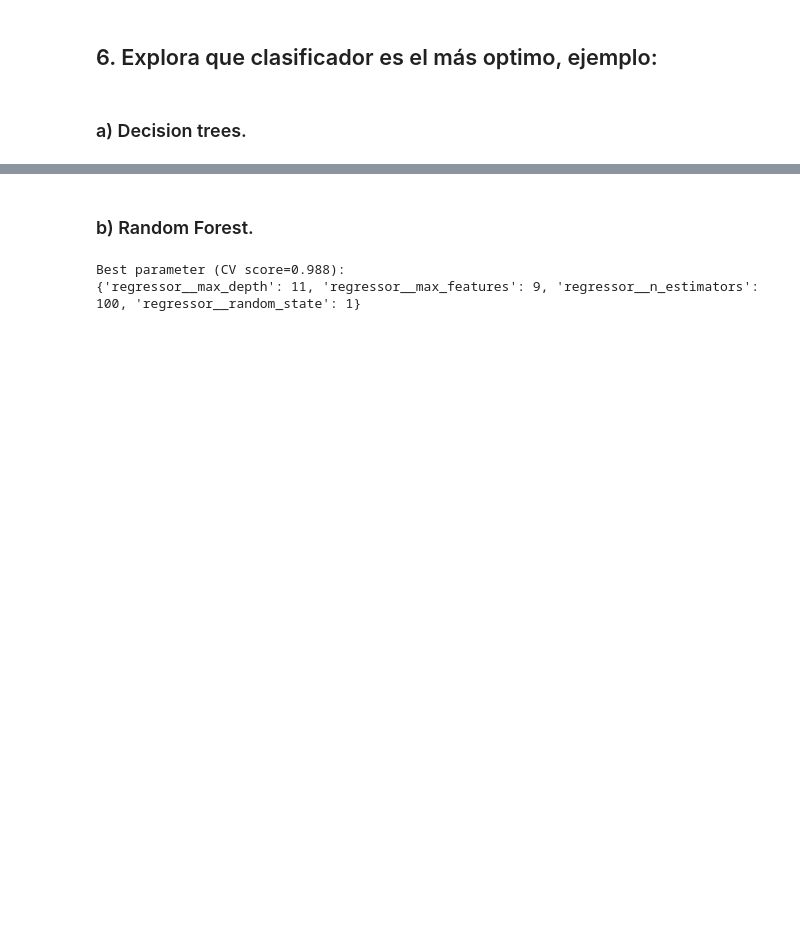
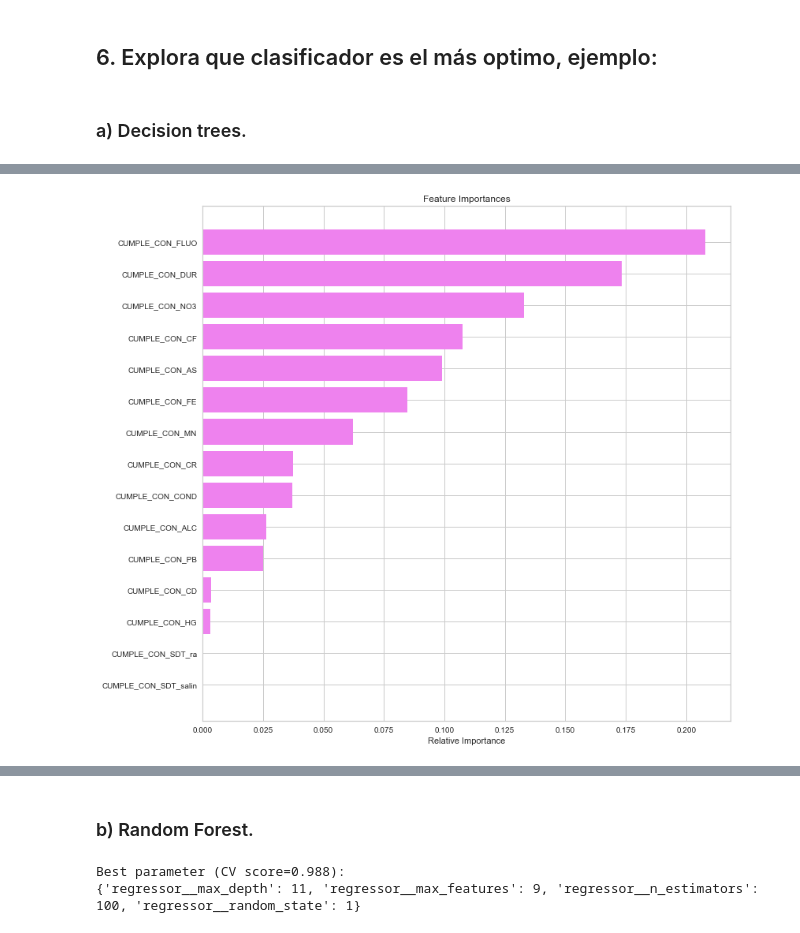
Before and after one commit to PosgradoMNA/actividades-del-projecto-equipo-61, a Jupyter notebook: Reto2/Reto2_18_Nov-solo_cumple.ipynb, the cells around one changed output, grey strips where cells are left out. Saved outputs shown, nothing was run; the diff lists cells and outputs as text; code cells hidden in the pictures; blank space fills up the shorter version.

```diff
--- a/Reto2/Reto2_18_Nov-solo_cumple.ipynb
+++ b/Reto2/Reto2_18_Nov-solo_cumple.ipynb
@@ -648,3 +648,19 @@ tree_model.score(X_test, y_pipeline.fit_transform(y_test))
 # %% [output]
 1.0
 [interactive output not drawn]
+# %%
+# Lista de nombres de variables
+feature_names = list(X.columns)
+
+# Gráfico de importancia de variables
+importances = tree["m"].feature_importances_
+indices = np.argsort(importances)
+
+plt.figure(figsize=(12, 12))
+plt.title("Feature Importances")
+plt.barh(range(len(indices)), importances[indices], color="violet", align="center")
+plt.yticks(range(len(indices)), [feature_names[i] for i in indices])
+plt.xlabel("Relative Importance")
+plt.show()
+# %% [output]
+[figure, added]
```
Also changed, not shown: parts of 9 cells of this notebook.
